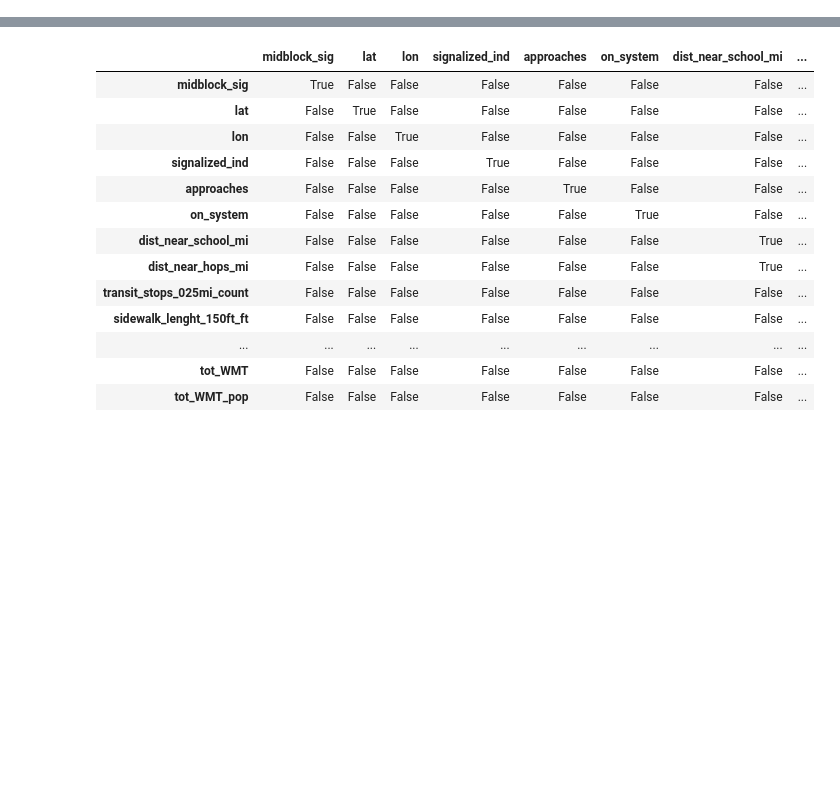
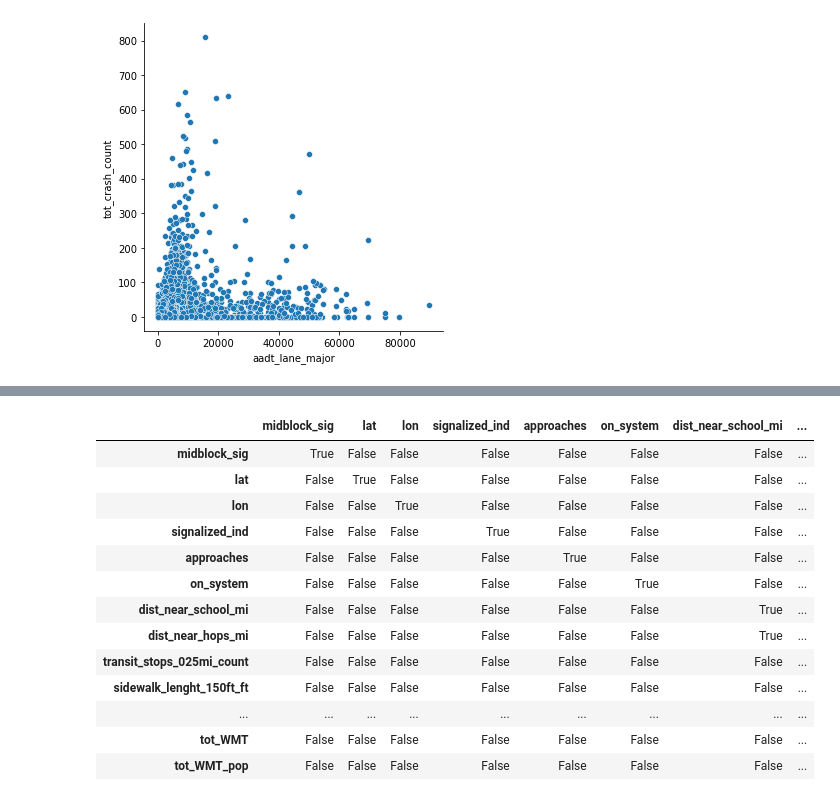
Before and after one commit to haoqiwang97/crash_python, a Jupyter notebook: 0explore.ipynb, the cells around one changed output, grey strips where cells are left out. Cells and saved outputs as stored; diff of their text form; code cells hidden in the pictures; blank space fills up the shorter version.

```diff
--- a/0explore.ipynb
+++ b/0explore.ipynb
@@ -6,0 +110,5 @@ df = read_data()
+# %%
+# aadt_lane_major
+sns.relplot(x="aadt_lane_major", y="tot_crash_count", data=df);
+# %% [output]
+[figure, added]
```
Also changed, not shown: parts of 13 cells of this notebook, 1 other file.
